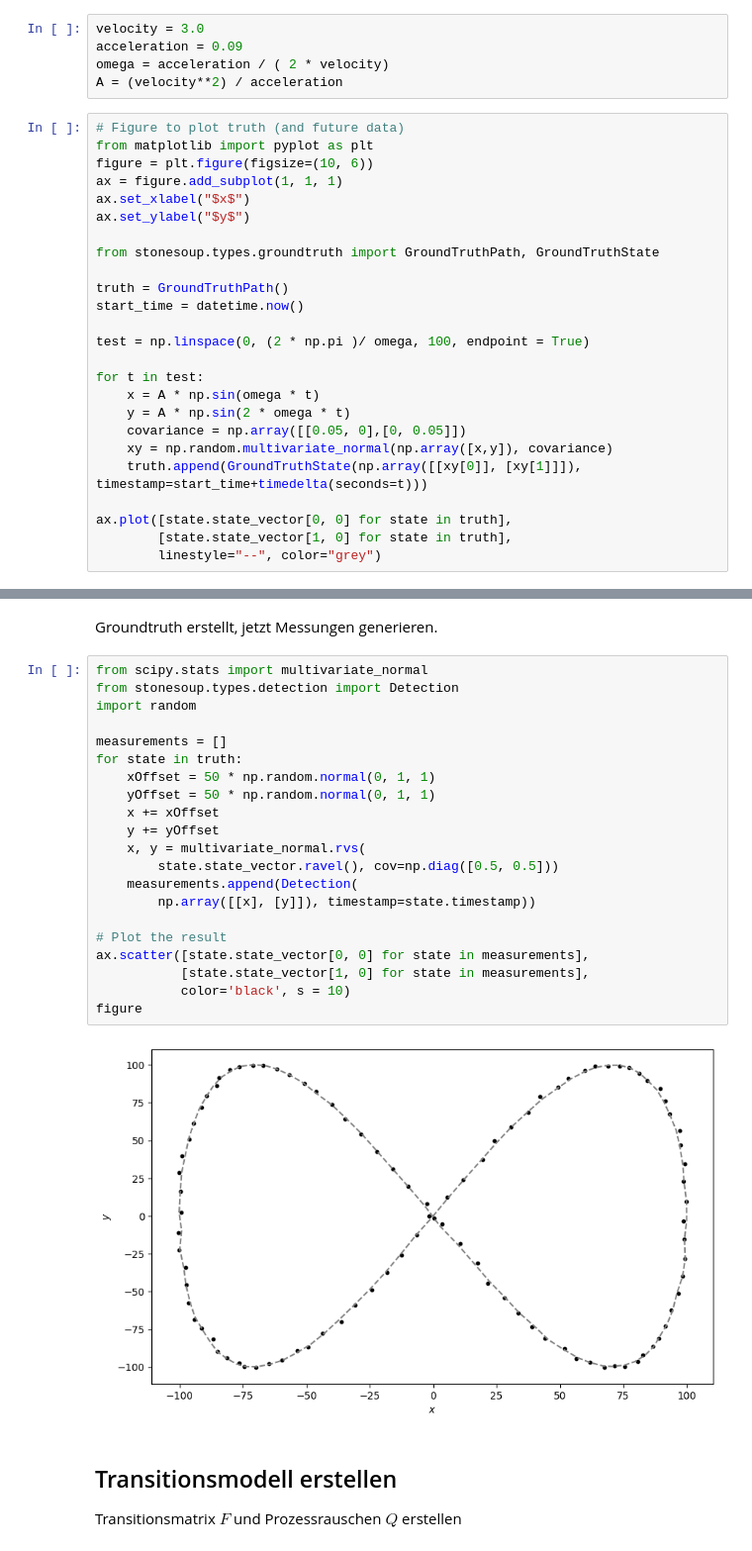
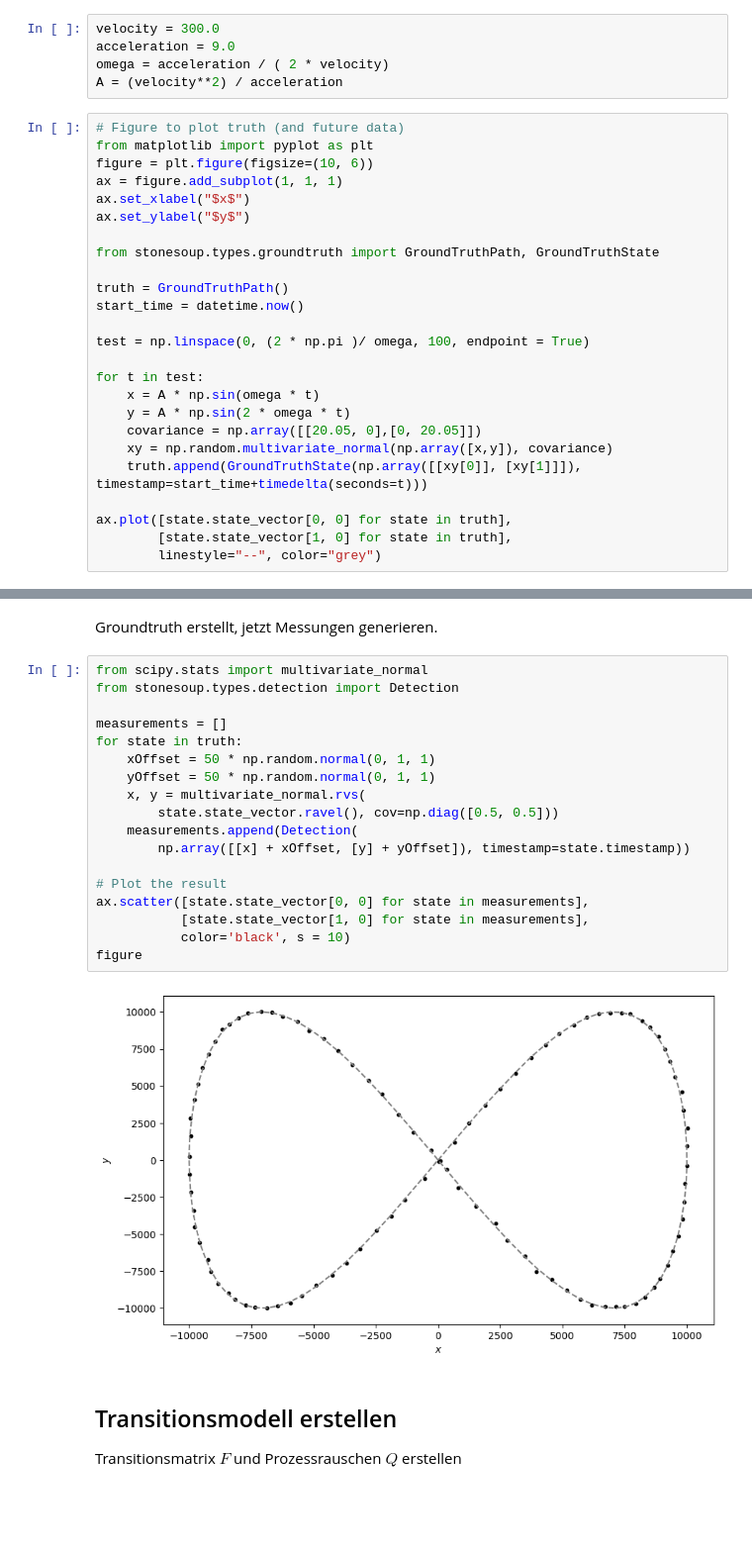
Before and after one commit to mooriicee/stonesoupFKIE, a Jupyter notebook: tests.ipynb, the cells around one changed output, grey strips where cells are left out. Shown: that part at 99% size. Cells and saved outputs as stored; diff of their text form; blank space fills up the shorter version.

```diff
--- a/tests.ipynb
+++ b/tests.ipynb
@@ -11,8 +11,8 @@ import numpy as np
 # %% [markdown]
 <h2 align="center"> Erstellen der Ausgabe </h2>
 # %%
-velocity = 3.0
-acceleration = 0.09
+velocity = 300.0
+acceleration = 9.0
 omega = acceleration / ( 2 * velocity)
 A = (velocity**2) / acceleration
 # %%
@@ -33,7 +33,7 @@ test = np.linspace(0, (2 * np.pi )/ omega, 100, endpoint = True)
 for t in test:
     x = A * np.sin(omega * t)
     y = A * np.sin(2 * omega * t)
-    covariance = np.array([[0.05, 0],[0, 0.05]])
+    covariance = np.array([[20.05, 0],[0, 20.05]])
     xy = np.random.multivariate_normal(np.array([x,y]), covariance)
     truth.append(GroundTruthState(np.array([[xy[0]], [xy[1]]]), timestamp=start_time+timedelta(seconds=t)))
 
@@ -47,26 +47,23 @@ Groundtruth erstellt, jetzt Messungen generieren.
 # %%
 from scipy.stats import multivariate_normal
 from stonesoup.types.detection import Detection
-import random
 
 measurements = []
 for state in truth:
     xOffset = 50 * np.random.normal(0, 1, 1)
     yOffset = 50 * np.random.normal(0, 1, 1)
-    x += xOffset
-    y += yOffset
     x, y = multivariate_normal.rvs(
         state.state_vector.ravel(), cov=np.diag([0.5, 0.5]))
     measurements.append(Detection(
-        np.array([[x], [y]]), timestamp=state.timestamp))
+        np.array([[x] + xOffset, [y] + yOffset]), timestamp=state.timestamp))
 
 # Plot the result
 ax.scatter([state.state_vector[0, 0] for state in measurements],
            [state.state_vector[1, 0] for state in measurements],
            color='black', s = 10)
 figure
 # %% [output]
-[figure, old version]
+[figure, new version]
 # %% [markdown]
 Transitionsmodell erstellen
 ----------------------------
```
Also changed, not shown: parts of 3 cells of this notebook.
